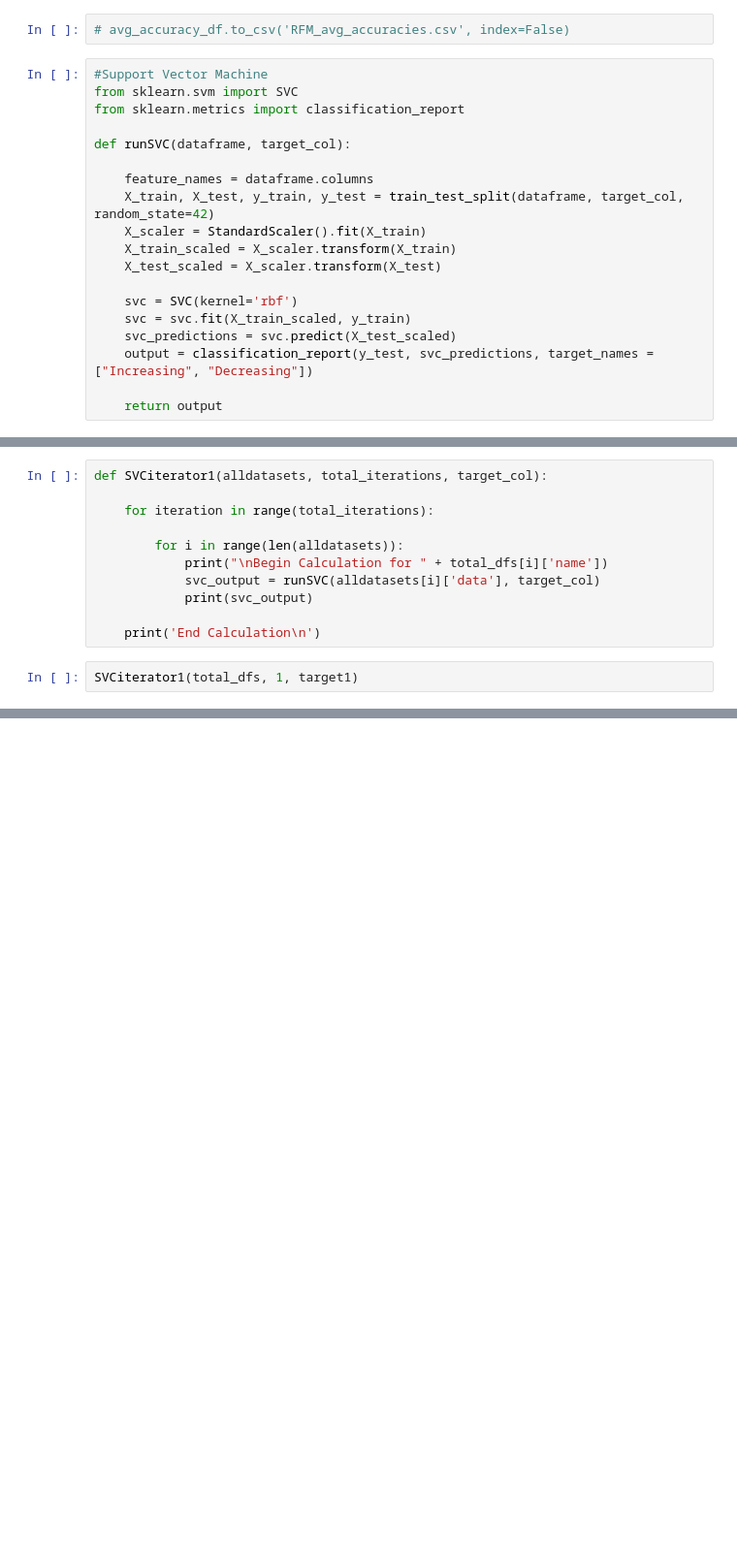
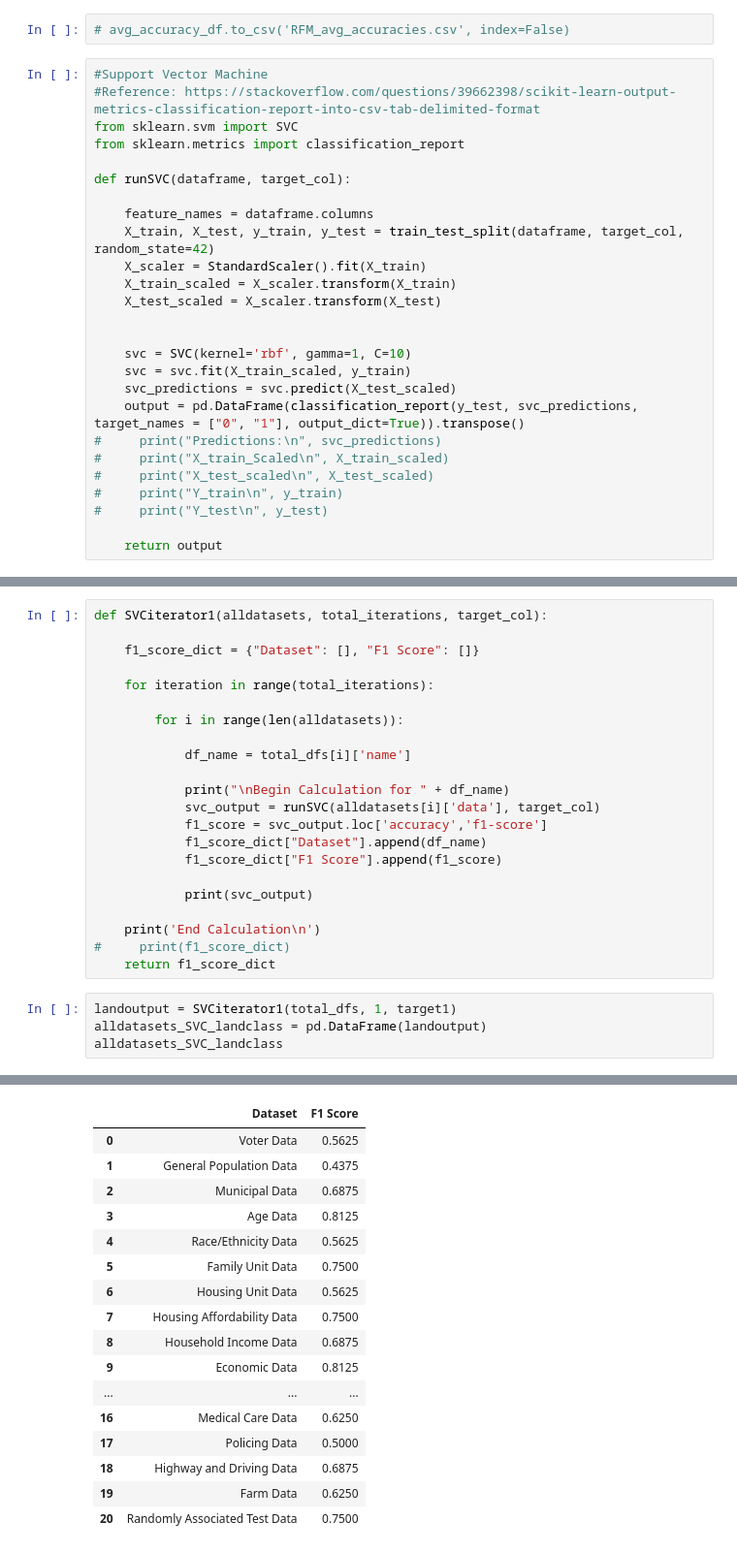
Before and after one commit to mspriest/AirInformatics, a Jupyter notebook: datasets/RandomForestCounties.ipynb, the cells around one changed output, grey strips where cells are left out. Shown at 97% size. Cells and saved outputs as stored; diff of their text form; blank space fills up the shorter version.

Commit message:
Added script to pull SVM information for both classifiers and place in csv output file.

```diff
--- a/datasets/RandomForestCounties.ipynb
+++ b/datasets/RandomForestCounties.ipynb
@@ -558,6 +576,7 @@ avg_accuracy_df
 # avg_accuracy_df.to_csv('RFM_avg_accuracies.csv', index=False)
 # %%
 #Support Vector Machine
+#Reference: https://stackoverflow.com/questions/39662398/scikit-learn-output-metrics-classification-report-into-csv-tab-delimited-format
 from sklearn.svm import SVC
 from sklearn.metrics import classification_report
 
@@ -569,9 +588,15 @@ def runSVC(dataframe, target_col):
     X_train_scaled = X_scaler.transform(X_train)
     X_test_scaled = X_scaler.transform(X_test)
 
-    svc = SVC(kernel='rbf')
+
+    svc = SVC(kernel='rbf', gamma=1, C=10)
     svc = svc.fit(X_train_scaled, y_train)
     svc_predictions = svc.predict(X_test_scaled)
-    output = classification_report(y_test, svc_predictions, target_names = ["Increasing", "Decreasing"])
+    output = pd.DataFrame(classification_report(y_test, svc_predictions, target_names = ["0", "1"], output_dict=True)).transpose()
+#     print("Predictions:\n", svc_predictions)
+#     print("X_train_Scaled\n", X_train_scaled)
+#     print("X_test_scaled\n", X_test_scaled)
+#     print("Y_train\n", y_train)
+#     print("Y_test\n", y_test)
 
     return output
@@ -627,15 +603,28 @@ yay.head(60)
 # %%
 def SVCiterator1(alldatasets, total_iterations, target_col):
+
+    f1_score_dict = {"Dataset": [], "F1 Score": []}
 
     for iteration in range(total_iterations):
 
         for i in range(len(alldatasets)):
-            print("\nBegin Calculation for " + total_dfs[i]['name'])
+
+            df_name = total_dfs[i]['name']
+
+            print("\nBegin Calculation for " + df_name)
             svc_output = runSVC(alldatasets[i]['data'], target_col)
+            f1_score = svc_output.loc['accuracy','f1-score']
+            f1_score_dict["Dataset"].append(df_name)
+            f1_score_dict["F1 Score"].append(f1_score)
+
             print(svc_output)
 
     print('End Calculation\n')
+#     print(f1_score_dict)
+    return f1_score_dict
 # %%
-SVCiterator1(total_dfs, 1, target1)
+landoutput = SVCiterator1(total_dfs, 1, target1)
+alldatasets_SVC_landclass = pd.DataFrame(landoutput)
+alldatasets_SVC_landclass
 # %% [output]
 Begin Calculation for Voter Data
@@ -657,0 +681,17 @@ End Calculation
+|  | Dataset | F1 Score |
+| 0 | Voter Data | 0.5625 |
+| 1 | General Population Data | 0.4375 |
+| 2 | Municipal Data | 0.6875 |
+| 3 | Age Data | 0.8125 |
+| 4 | Race/Ethnicity Data | 0.5625 |
+| 5 | Family Unit Data | 0.7500 |
+| 6 | Housing Unit Data | 0.5625 |
+| 7 | Housing Affordability Data | 0.7500 |
+| 8 | Household Income Data | 0.6875 |
+| 9 | Economic Data | 0.8125 |
+| ... | ... | ... |
+| 16 | Medical Care Data | 0.6250 |
+| 17 | Policing Data | 0.5000 |
+| 18 | Highway and Driving Data | 0.6875 |
+| 19 | Farm Data | 0.6250 |
+| 20 | Randomly Associated Test Data | 0.7500 |
```
Also changed, not shown: parts of 8 cells of this notebook, 2 other files.
